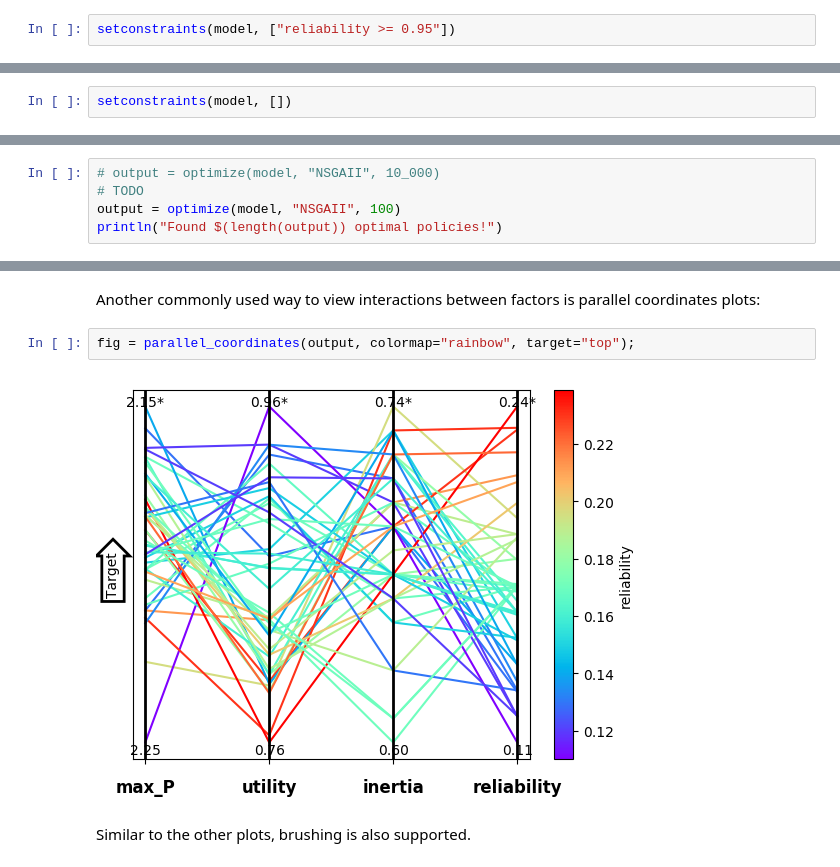
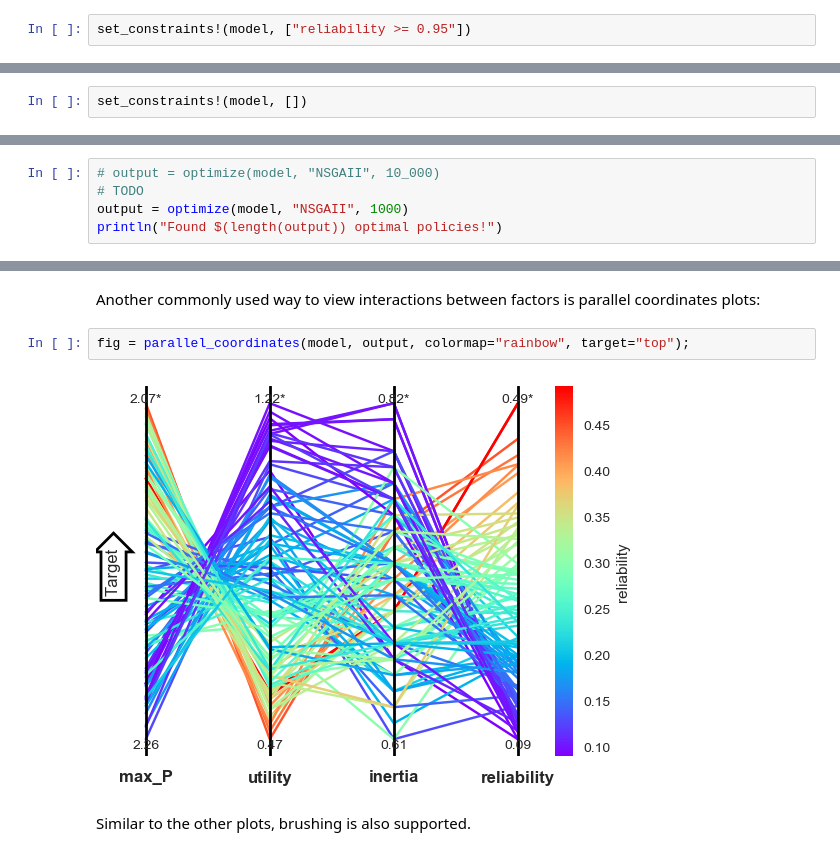
Before and after one commit to sdt2/PyRhodium.jl, a Jupyter notebook: examples/Rhodium.ipynb, the cells around one changed output, grey strips where cells are left out. Cells and saved outputs as stored; diff of their text form.

```diff
--- a/examples/Rhodium.ipynb
+++ b/examples/Rhodium.ipynb
@@ -62,11 +59,11 @@ Parameter names must match the argument name in the julia function.  You can als
 
 Rhodium also supports constraints.  For example, we could define a constraint on reliability.  Note how the constraint is a valid Python expression that can reference any parameter or response.  You should in general try to keep each constraint simple, such as simple equality or inequality expressions, which will help improve the performance of the optimization algorithm.
 # %%
-setconstraints(model, ["reliability >= 0.95"])
+set_constraints!(model, ["reliability >= 0.95"])
 # %% [markdown]
 Or we could have an unconstrained problem, in which case we simply do not define any constraints:
 # %%
-setconstraints(model, [])
+set_constraints!(model, [])
 # %% [markdown]
 At this point, the model is ready for use with Rhodium.
 # %% [markdown]
@@ -80,6 +83,6 @@ Next, we call `optimize` to optimize the problem.  The optimization algorithm wi
 # %%
 # output = optimize(model, "NSGAII", 10_000)
 # TODO
-output = optimize(model, "NSGAII", 100)
+output = optimize(model, "NSGAII", 1000)
 println("Found $(length(output)) optimal policies!")
 # %% [output]
@@ -159,9 +168,9 @@ fig = PyRhodium.pairs(output,
 # %% [markdown]
 Another commonly used way to view interactions between factors is parallel coordinates plots:
 # %%
-fig = parallel_coordinates(output, colormap="rainbow", target="top");
+fig = parallel_coordinates(model, output, colormap="rainbow", target="top");
 # %% [output]
-[figure, old version]
+[figure, new version]
 # %% [markdown]
 Similar to the other plots, brushing is also supported.
 # %%
```
Also changed, not shown: parts of 34 cells of this notebook.
